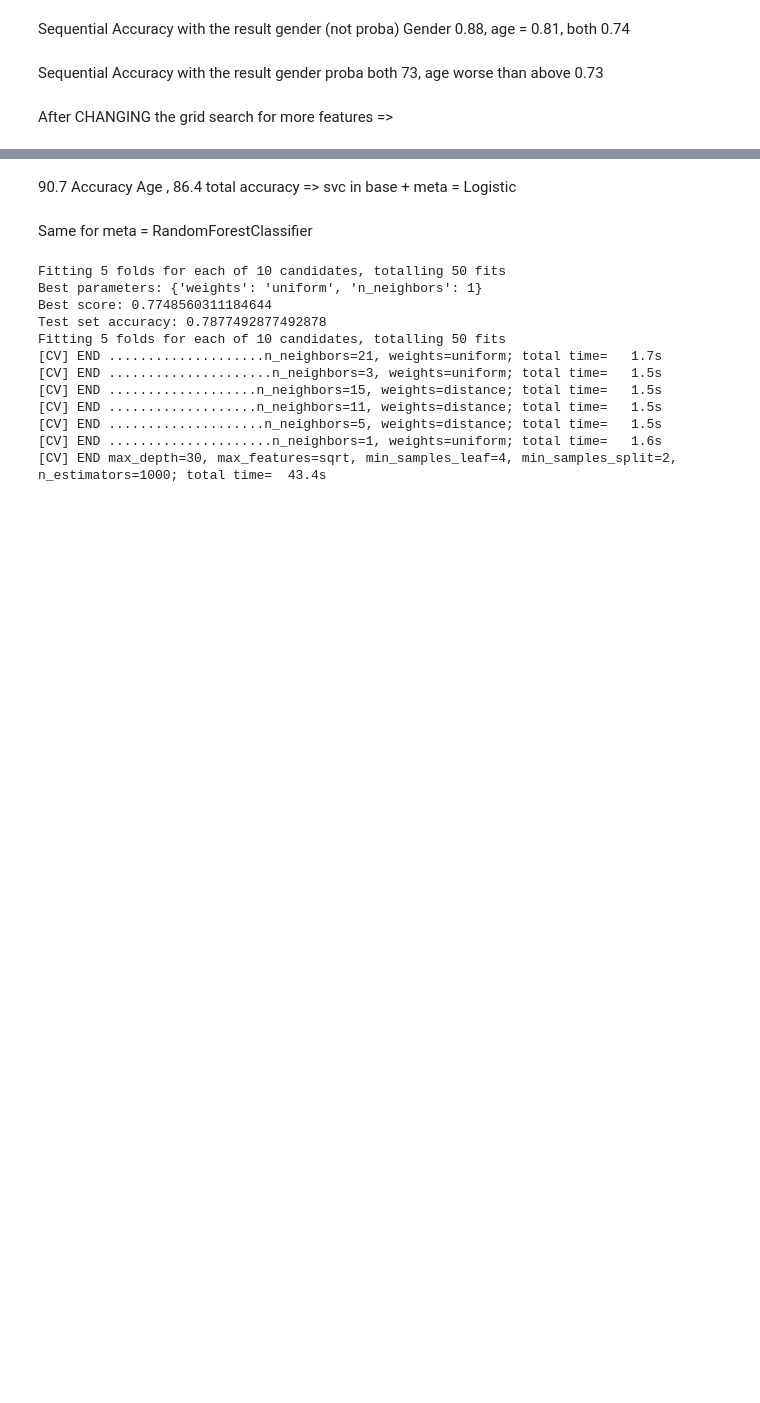
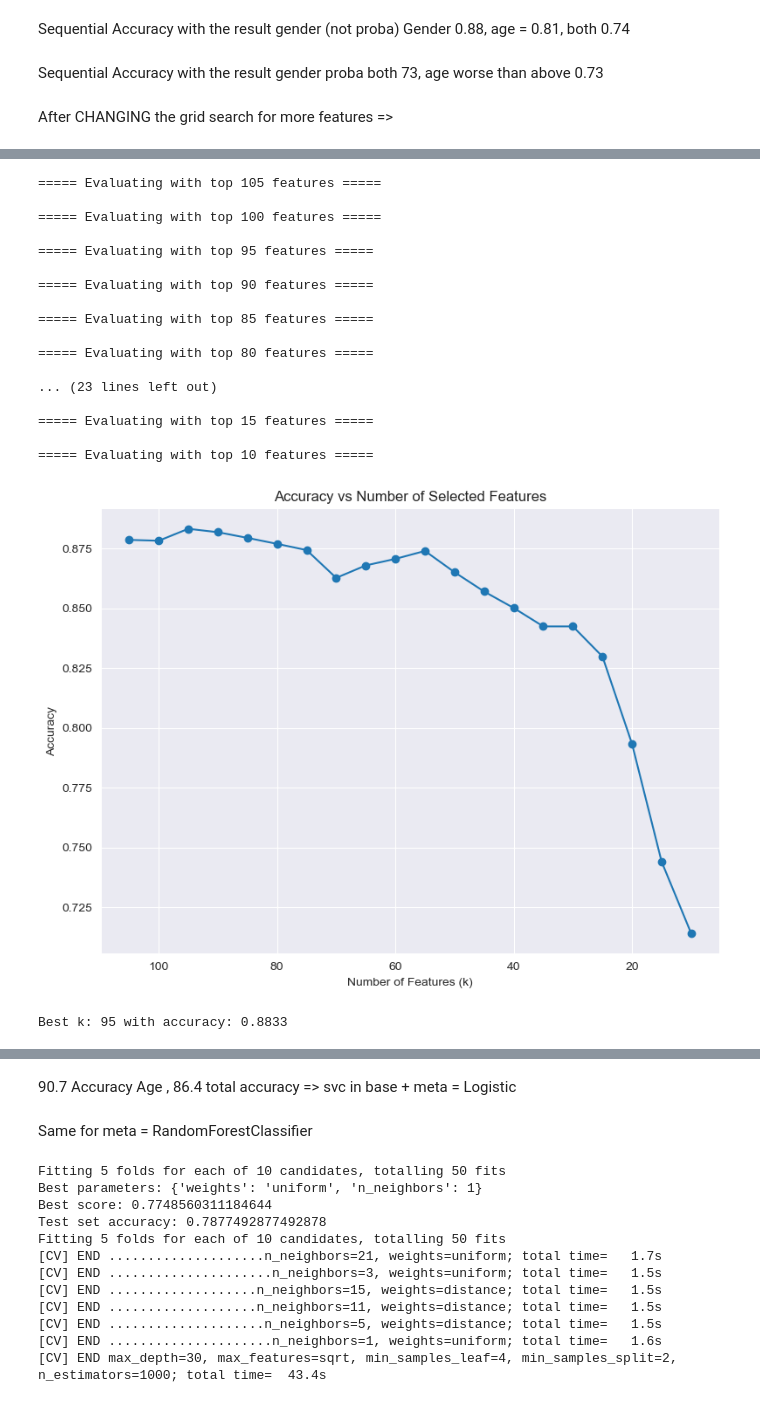
Before and after one commit to zizoisprogramming/VoiceProfiler, a Jupyter notebook: prediction.ipynb, the cells around one changed output, grey strips where cells are left out. Cells and saved outputs as stored; diff of their text form; code cells hidden in the pictures; blank space fills up the shorter version.

```diff
--- a/prediction.ipynb
+++ b/prediction.ipynb
@@ -230,0 +310,31 @@ y_test_age = y_test // 2
+# %%
+age_k = baseline_with_selection(X_train, y_train_age, X_test, y_test_age)
+
+selector_age = SelectKBest(score_func=f_classif, k=age_k)
+selector_age.fit(X_train, y_train_age)
+
+selected_indices = selector_age.get_support(indices=True)
+selected_columns = X_train.columns[selected_indices]
+
+X_train_age_final = pd.DataFrame(selector_age.transform(X_train), columns=selected_columns, index=X_train.index)
+X_test_age_final = pd.DataFrame(selector_age.transform(X_test), columns=selected_columns, index=X_test.index)
+# %% [output]
+===== Evaluating with top 105 features =====
+
+===== Evaluating with top 100 features =====
+
+===== Evaluating with top 95 features =====
+
+===== Evaluating with top 90 features =====
+
+===== Evaluating with top 85 features =====
+
+===== Evaluating with top 80 features =====
+
+... (23 lines left out)
+
+===== Evaluating with top 15 features =====
+
+===== Evaluating with top 10 features =====
+[figure, added]
+Best k: 95 with accuracy: 0.8833
```
Also changed, not shown: parts of 22 cells of this notebook, 8 other files.
